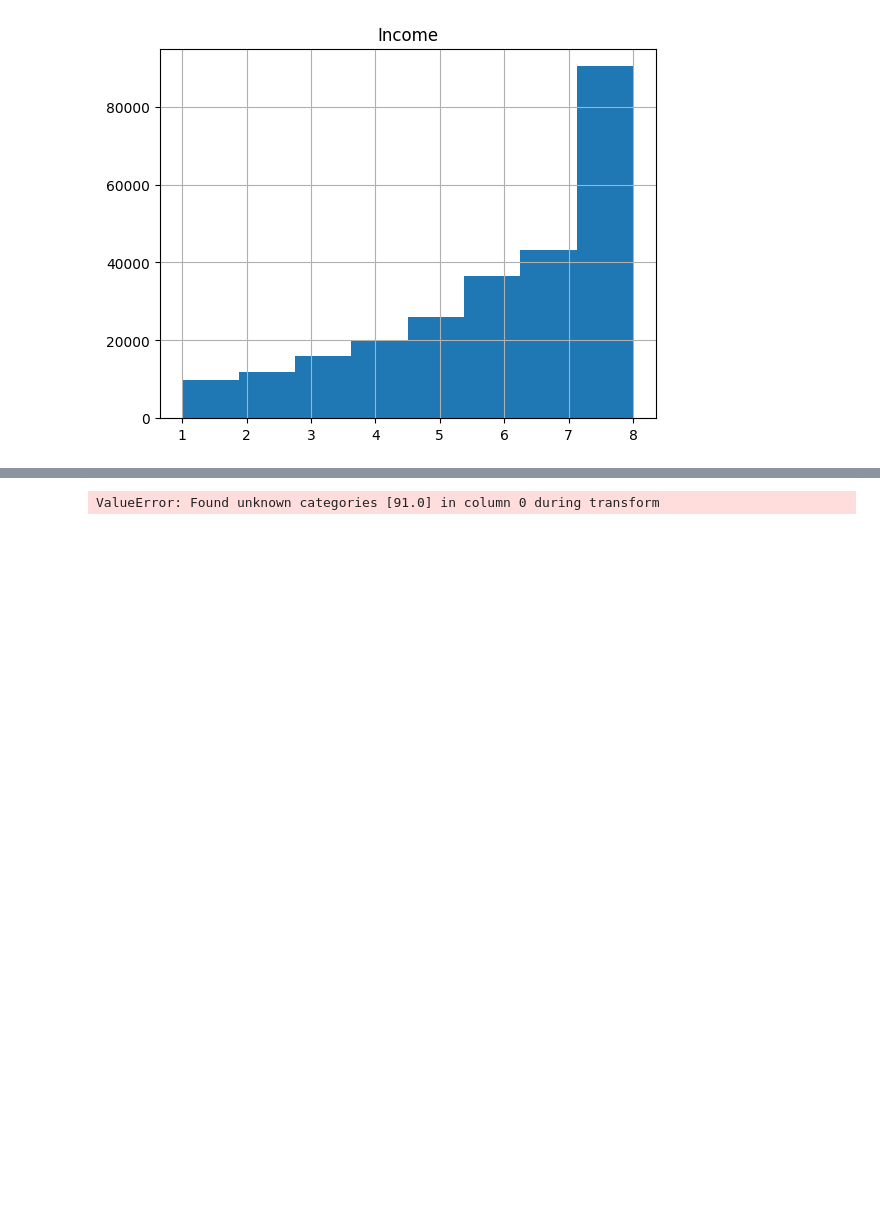
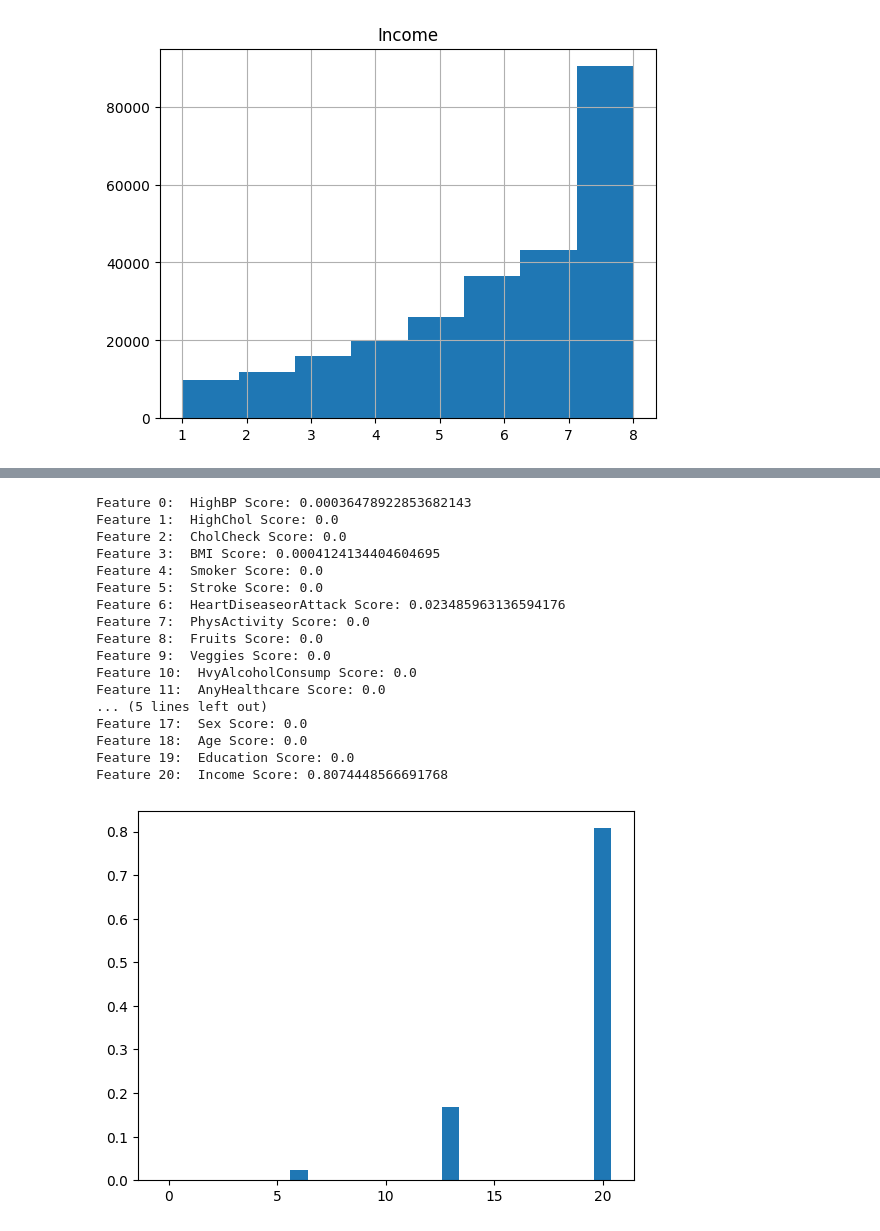
Before and after one commit to CoreyJiaJinHe/DataAnalysisProject, a Jupyter notebook: jupyterlab files/Diabetes.ipynb, the cells around one changed output, grey strips where cells are left out. Drawn from its saved outputs; the diff is of its cells as text; code cells hidden in the pictures; blank space fills up the shorter version.

```diff
--- a/jupyterlab files/Diabetes.ipynb
+++ b/jupyterlab files/Diabetes.ipynb
@@ -356,19 +317,40 @@ Pipeline(steps=[('transformer',
+# %%
+importance=clf.feature_importances_
+# summarize feature importance
+for i,v in enumerate(importance):
+    print('Feature '+str(i)+":  "+features[i]+' Score: '+str(v))
+# plot feature importance
+plt.bar([x for x in range(len(features))], importance)
+plt.show()
+# %% [output]
+Feature 0:  HighBP Score: 0.00036478922853682143
+Feature 1:  HighChol Score: 0.0
+Feature 2:  CholCheck Score: 0.0
+Feature 3:  BMI Score: 0.0004124134404604695
+Feature 4:  Smoker Score: 0.0
+Feature 5:  Stroke Score: 0.0
+Feature 6:  HeartDiseaseorAttack Score: 0.023485963136594176
+Feature 7:  PhysActivity Score: 0.0
+Feature 8:  Fruits Score: 0.0
+Feature 9:  Veggies Score: 0.0
+Feature 10:  HvyAlcoholConsump Score: 0.0
+Feature 11:  AnyHealthcare Score: 0.0
+... (5 lines left out)
+Feature 17:  Sex Score: 0.0
+Feature 18:  Age Score: 0.0
+Feature 19:  Education Score: 0.0
+Feature 20:  Income Score: 0.8074448566691768
+[figure, added]
 # %%
-from sklearn.metrics import confusion_matrix
-from sklearn.metrics import accuracy_score
-from sklearn.metrics import precision_score, recall_score
+#RANDOM FOREST
+from sklearn.ensemble import RandomForestClassifier # Import Random Tree Classifier
+#label='Diabetes'
+features=['HighBP','HighChol','CholCheck','BMI','Smoker','Stroke','HeartDiseaseorAttack','PhysActivity','Fruits','Veggies', 'HvyAlcoholConsump',
+'AnyHealthcare','NoDocbcCost','GenHlth','MentHlth','PhysHlth','DiffWalk','Sex','Age','Education','Income']
+X=df[features]
+Y='Diabetes'
 
-# Fit the pipeline on the training data
-pipeline.fit(X_train, y_train)
 
-# Get predictions from test data
-predictions = pipeline.predict(X_test)
-
-# Get evaluation metrics
-cm = confusion_matrix(y_test,predictions)
-print('Confusion Matrix:\n',cm, '\n')
-print('Accuracy:', accuracy_score(y_test,predictions))
-print("Overall Precision:", precision_score(y_test,predictions))
-print("Overall Recall:", recall_score(y_test,predictions))
+clf=RandomForestClassifier(criterion="gini",max_depth=7,max_features=4,n_estimators=10)
+clf=clf.fit(X_train,y_train)
+predictions = clf.predict(X_test)
-# %% [output]
-ValueError: Found unknown categories [91.0] in column 0 during transform
```
Also changed, not shown: parts of 9 cells of this notebook, 1 other file.
